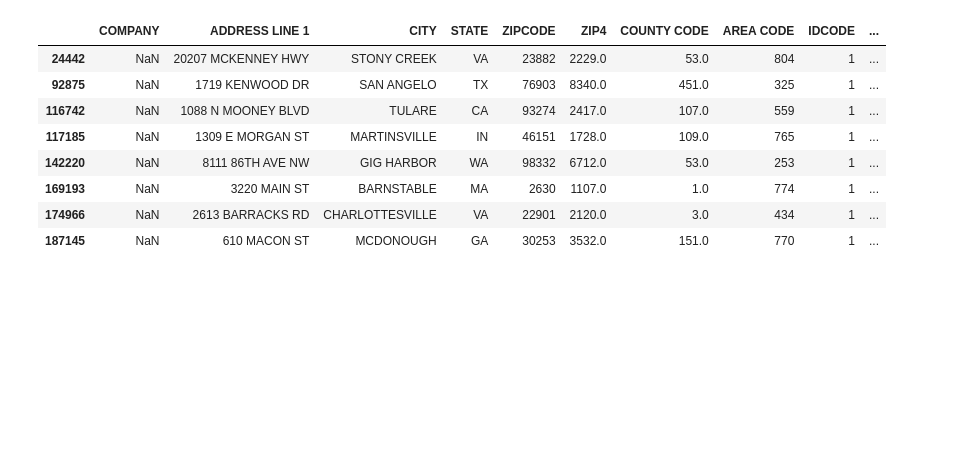
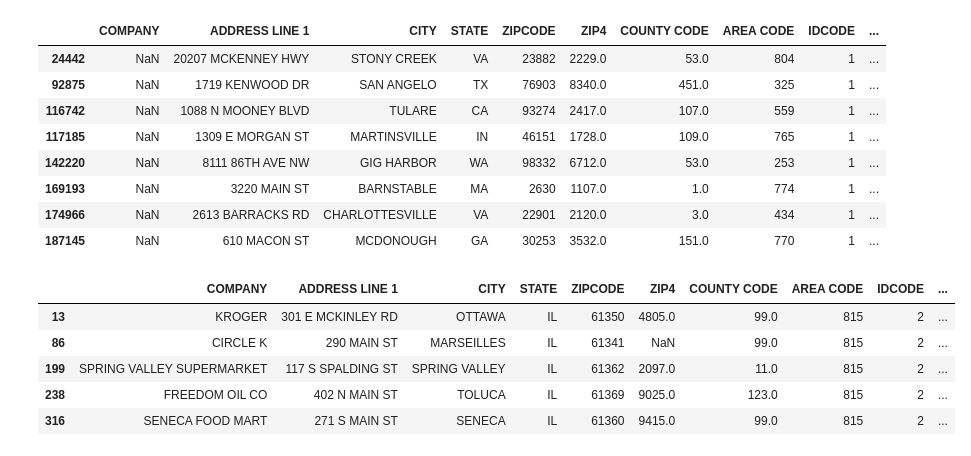
Before and after one commit to uchicago-dsi/rafi-grocery, a Jupyter notebook: notebooks/Sebastian-EDA-22.ipynb, the cells around one changed output. Saved outputs shown, nothing was run; the diff lists cells and outputs as text; code cells hidden in the pictures; blank space fills up the shorter version.

Commit message:
ILLINOIS GROUPING

```diff
--- a/notebooks/Sebastian-EDA-22.ipynb
+++ b/notebooks/Sebastian-EDA-22.ipynb
@@ -160,3 +154,29 @@ grocery22_gdf[grocery22_gdf['COMPANY'].isna()] #8 companies with no name (option
 | 169193 | NaN | 3220 MAIN ST | BARNSTABLE | MA | 2630 | 1107.0 | 1.0 | 774 | 1 | ... |
 | 174966 | NaN | 2613 BARRACKS RD | CHARLOTTESVILLE | VA | 22901 | 2120.0 | 3.0 | 434 | 1 | ... |
 | 187145 | NaN | 610 MACON ST | MCDONOUGH | GA | 30253 | 3532.0 | 151.0 | 770 | 1 | ... |
+# %%
+#Subsects IL
+il = grocery22_gdf.loc[grocery22_gdf["STATE"] == 'IL', :]
+il = il.drop(["GEOMETRY","STORE TYPE"],axis=1)
+
+def store_type(row):
+    '''Based on the country T10 parent number's assigns each company to the group TOP TEN, INDEPENDENT STORE, or OTHER'''
+    top_ten_il = [441412723.0, 5863311.0, 450720289.0, 200026573.0, 5995907.0, 5889993.0, 7521503.0, 1490291.0, 723360636.0, 5644232.0]
+
+    parent_num = row['PARENT NUMBER']
+
+    if parent_num in top_ten_il:
+        return 'TOP TEN (IL)'
+    if math.isnan(parent_num):
+        return 'INDEPENDENT STORE (IL)'
+
+    return 'OTHER (IL)'
+il['STORE TYPE'] = il.apply(store_type, axis=1)
+il.head()
+# %% [output]
+|  | COMPANY | ADDRESS LINE 1 | CITY | STATE | ZIPCODE | ZIP4 | COUNTY CODE | AREA CODE | IDCODE | ... |
+| 13 | KROGER | 301 E MCKINLEY RD | OTTAWA | IL | 61350 | 4805.0 | 99.0 | 815 | 2 | ... |
+| 86 | CIRCLE K | 290 MAIN ST | MARSEILLES | IL | 61341 | NaN | 99.0 | 815 | 2 | ... |
+| 199 | SPRING VALLEY SUPERMARKET | 117 S SPALDING ST | SPRING VALLEY | IL | 61362 | 2097.0 | 11.0 | 815 | 2 | ... |
+| 238 | FREEDOM OIL CO | 402 N MAIN ST | TOLUCA | IL | 61369 | 9025.0 | 123.0 | 815 | 2 | ... |
+| 316 | SENECA FOOD MART | 271 S MAIN ST | SENECA | IL | 61360 | 9415.0 | 99.0 | 815 | 2 | ... |
```
Also changed, not shown: parts of 4 cells of this notebook.
